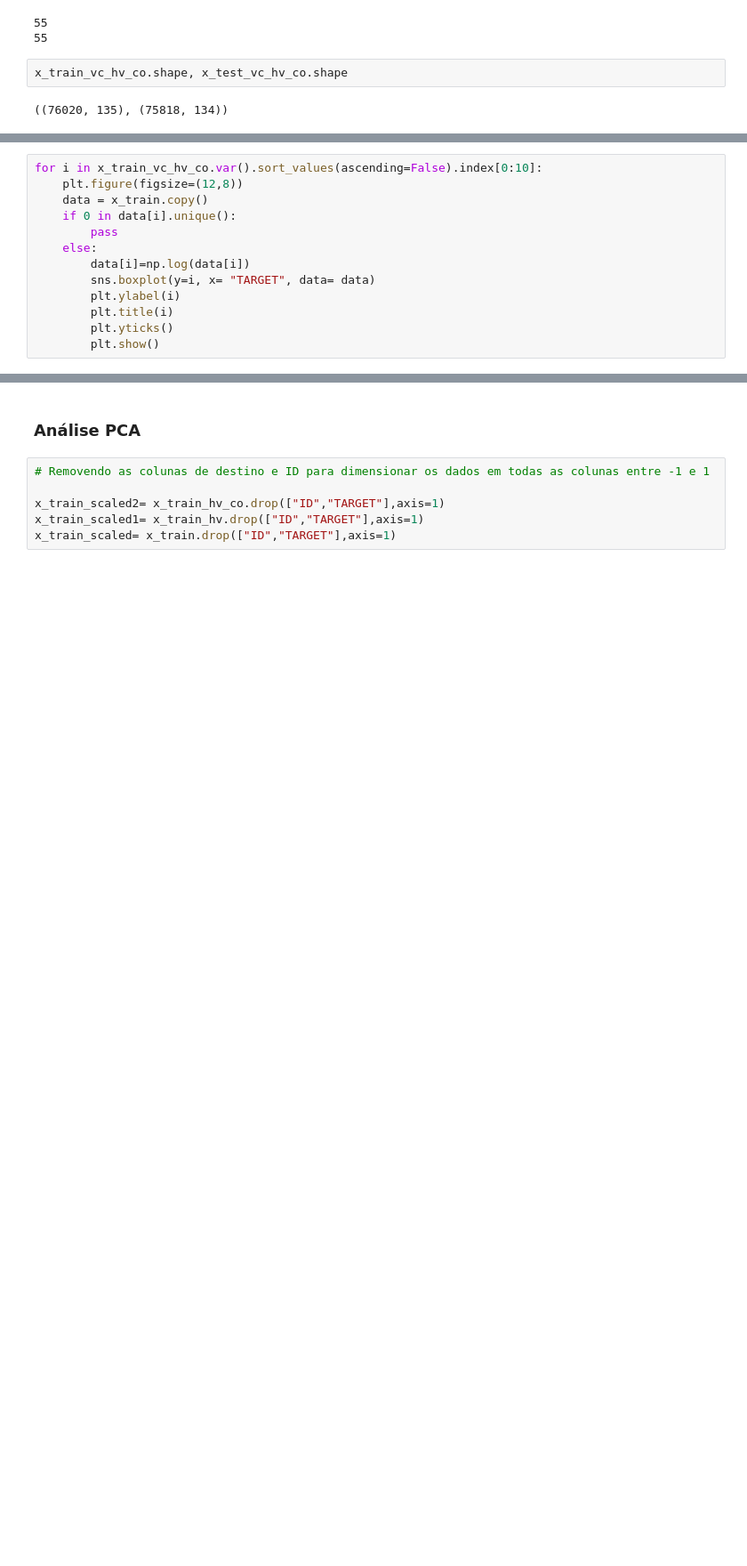
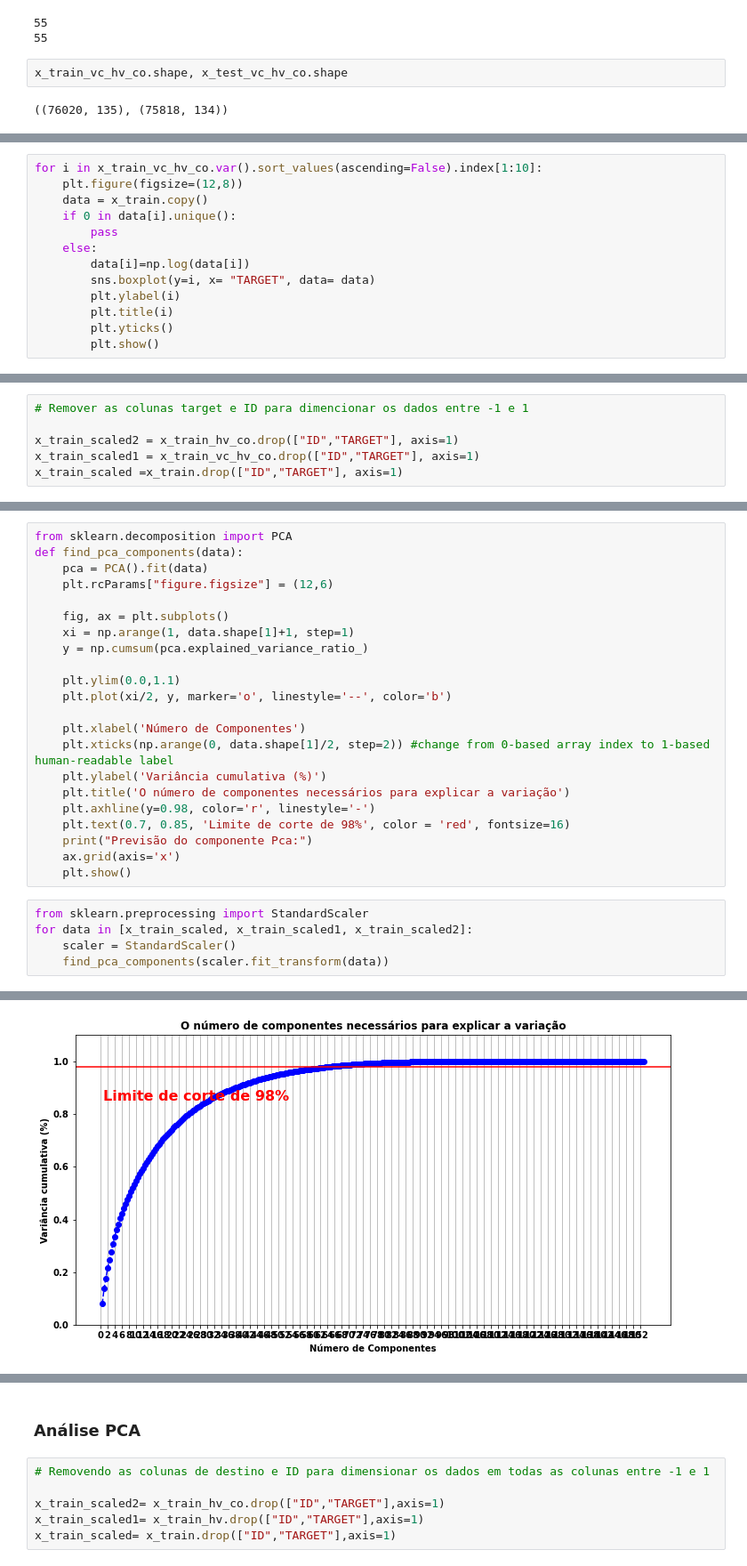
Before and after one commit to leandrofusco/Santander_Customer_Satisfaction, a Jupyter notebook: Projeto_Santander.ipynb, the cells around one changed output, grey strips where cells are left out. Shown: that part at 89% size. Cells and saved outputs as stored; diff of their text form; blank space fills up the shorter version.

Commit message:
c0-Projeto Santander entendendo os dados e gerando gráficos e insights

```diff
--- a/Projeto_Santander.ipynb
+++ b/Projeto_Santander.ipynb
@@ -455,5 +391,5 @@ array([99,  3,  2,  1,  0], dtype=int64)
 # %%
-for i in x_train_vc_hv_co.var().sort_values(ascending=False).index[0:10]:
+for i in x_train_vc_hv_co.var().sort_values(ascending=False).index[1:10]:
     plt.figure(figsize=(12,8))
     data = x_train.copy()
     if 0 in data[i].unique():
@@ -521,0 +501,6 @@ for feature in train_data[train_data_ac_hv_co.var().sort_values(ascending=False)
+# %%
+# Remover as colunas target e ID para dimencionar os dados entre -1 e 1
+
+x_train_scaled2 = x_train_hv_co.drop(["ID","TARGET"], axis=1)
+x_train_scaled1 = x_train_vc_hv_co.drop(["ID","TARGET"], axis=1)
+x_train_scaled =x_train.drop(["ID","TARGET"], axis=1)
@@ -521,0 +511,28 @@ for feature in train_data[train_data_ac_hv_co.var().sort_values(ascending=False)
+# %%
+from sklearn.decomposition import PCA
+def find_pca_components(data):
+    pca = PCA().fit(data)
+    plt.rcParams["figure.figsize"] = (12,6)
+
+    fig, ax = plt.subplots()
+    xi = np.arange(1, data.shape[1]+1, step=1)
+    y = np.cumsum(pca.explained_variance_ratio_)
+
+    plt.ylim(0.0,1.1)
+    plt.plot(xi/2, y, marker='o', linestyle='--', color='b')
+
+    plt.xlabel('Número de Componentes')
+    plt.xticks(np.arange(0, data.shape[1]/2, step=2)) #change from 0-based array index to 1-based human-readable label
+    plt.ylabel('Variância cumulativa (%)')
+    plt.title('O número de componentes necessários para explicar a variação')
+    plt.axhline(y=0.98, color='r', linestyle='-')
+    plt.text(0.7, 0.85, 'Limite de corte de 98%', color = 'red', fontsize=16)
+    print("Previsão do componente Pca:")
+    ax.grid(axis='x')
+    plt.show()
+# %%
+from sklearn.preprocessing import StandardScaler
+for data in [x_train_scaled, x_train_scaled1, x_train_scaled2]:
+    scaler = StandardScaler()
+    find_pca_components(scaler.fit_transform(data))
+# %% [output]
@@ -521,0 +540 @@ for feature in train_data[train_data_ac_hv_co.var().sort_values(ascending=False)
+[figure, added]
```
Also changed, not shown: parts of 18 cells of this notebook.
